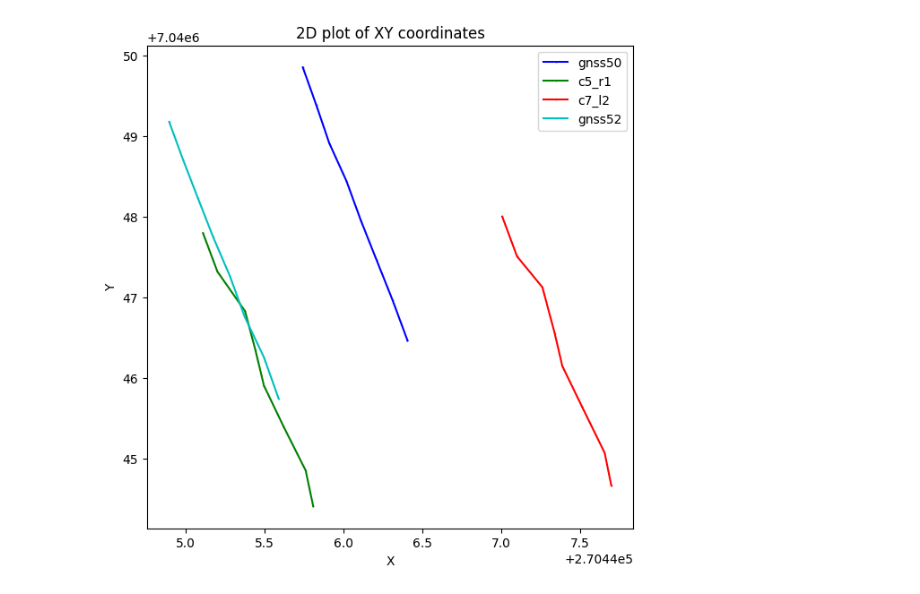
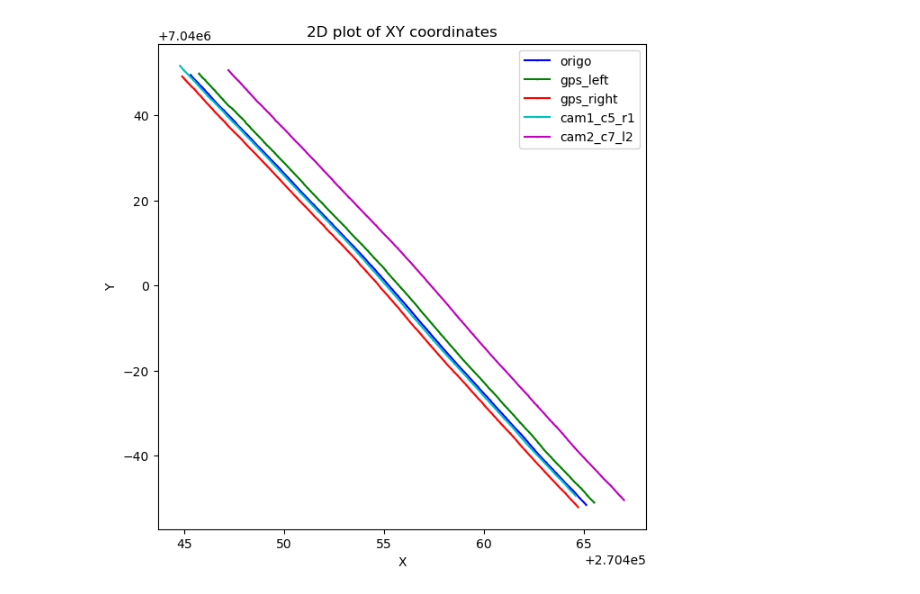
Before and after one commit to tdl1304/naplab-to-nerfstudio, a Jupyter notebook: converter.ipynb, the cells around one changed output. Saved outputs shown, nothing was run; the diff lists cells and outputs as text; code cells hidden in the pictures.

```diff
--- a/converter.ipynb
+++ b/converter.ipynb
@@ -173,16 +113,16 @@ print(c1_front_60_single.get_camera_intrinsics())
-# %%
-
-car_data50 = process_car_data("./Trip094/gnss094_50.txt")
-car_data52 = process_car_data("./Trip094/gnss094_52.txt")
-
-utmFrom50 = [coord.position for coord in car_data50]
-utmFrom52 = [coord.position for coord in car_data52]
-cam1_pos = [c5_r1.get_camera_position(cd.position, cd.get_inverse_rotation_matrix()) for cd in car_data50]
-cam2_pos = [c7_l2.get_camera_position(cd.position, cd.get_inverse_rotation_matrix()) for cd in car_data50]
-max_index = 8
-plot_2d([utmFrom50[:max_index], cam1_pos[:max_index], cam2_pos[:max_index], utmFrom52[:max_index]], labels=["gnss50", "c5_r1", "c7_l2", "gnss52"] ,figsize=(7, 7))
-# %% [output]
-[figure, removed]
+# %%
+
+data = process_frame("./Trip094/gnss094_50.txt", "./Trip094/gnss094_52.txt")
+
+gps_left = [frame.left_point for frame in data]
+gps_right = [frame.right_point for frame in data]
+origo = [frame.center for frame in data]
+max_index = 10
+cam1_pos = [c5_r1.get_camera_position(frame) for frame in data[:max_index]]
+cam2_pos = [c7_l2.get_camera_position(frame) for frame in data[:max_index]]
+plot_2d([origo[:max_index], gps_left[:max_index], gps_right[:max_index], cam1_pos, cam2_pos], labels=["origo", "gps_left", "gps_right", "cam1_c5_r1", "cam2_c7_l2"], figsize=(7, 7))
+# %% [output]
+[figure, added]
 # %%
 def plot_2d_v2(series_list: list[list], direction_vector_list: list[list], labels: list[str], figsize=(5, 5)):
     """Plot 2D coordinates."""
```
Also changed, not shown: parts of 6 cells of this notebook, 1 other file.
